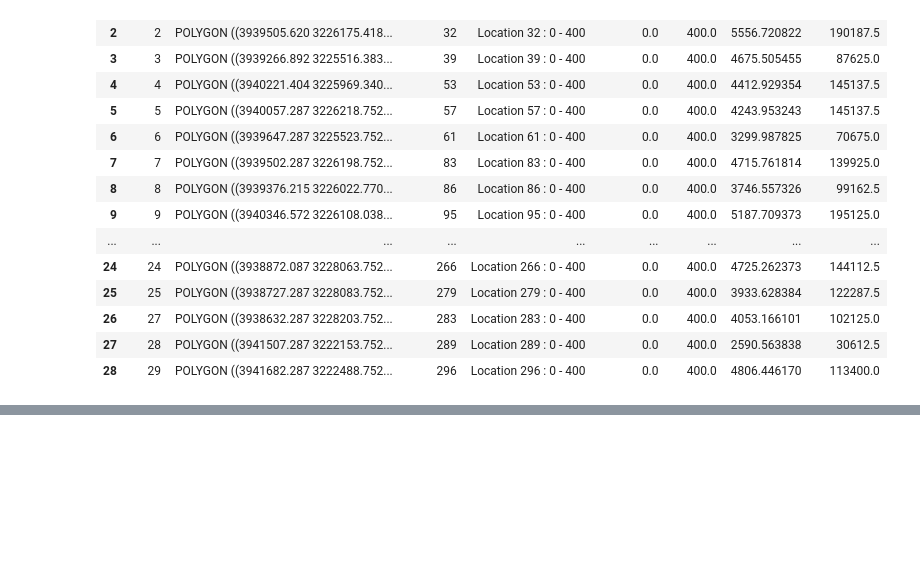
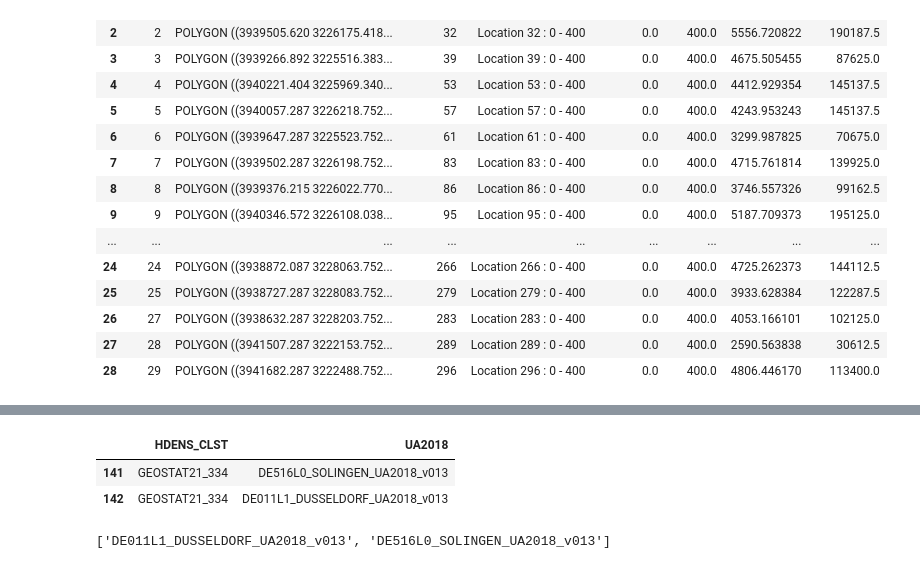
Before and after one commit to ubachr/GQA, a Jupyter notebook: dev/00_clean_GQA_and_SA_for_Pop.ipynb, the cells around one changed output, grey strips where cells are left out. Drawn from its saved outputs; the diff is of its cells as text; code cells hidden in the pictures; blank space fills up the shorter version.

```diff
--- a/dev/00_clean_GQA_and_SA_for_Pop.ipynb
+++ b/dev/00_clean_GQA_and_SA_for_Pop.ipynb
@@ -117,0 +227,10 @@ SA_GQA_total = gpd.read_file(file_path_SAd)
+# %%
+codes.query(f'HDENS_CLST=="{uc_code}"')[['HDENS_CLST', 'UA2018']].drop_duplicates()
+# %% [output]
+|  | HDENS_CLST | UA2018 |
+| 141 | GEOSTAT21_334 | DE516L0_SOLINGEN_UA2018_v013 |
+| 142 | GEOSTAT21_334 | DE011L1_DUSSELDORF_UA2018_v013 |
+# %%
+ua_ls
+# %% [output]
+['DE011L1_DUSSELDORF_UA2018_v013', 'DE516L0_SOLINGEN_UA2018_v013']
```
Also changed, not shown: parts of 15 cells of this notebook.
